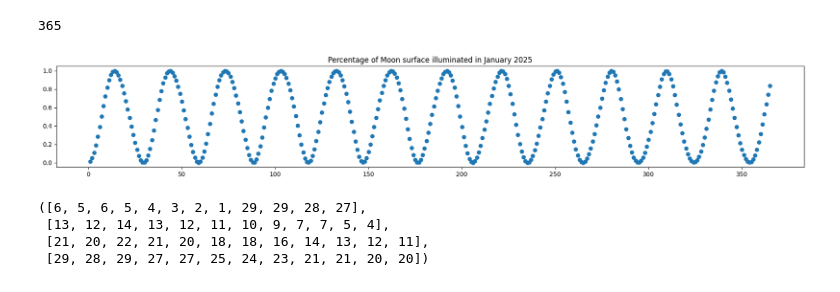
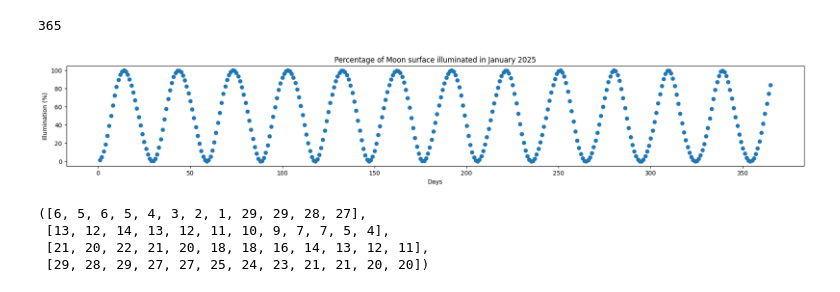
Before and after one commit to pdrzxzz/moon-phases, a Jupyter notebook: Moon_Phases.ipynb, the cells around one changed output. Drawn from its saved outputs; the diff is of its cells as text; code cells hidden in the pictures.

```diff
--- a/Moon_Phases.ipynb
+++ b/Moon_Phases.ipynb
@@ -114,16 +114,18 @@ for month in range(1, 13):
   if month == 2: days_in_month = 28
   for day in range (1, days_in_month+1):
     moon.compute(f'2025/{month}/{day}')
-    illumination_percentages.append(moon.moon_phase)
+    illumination_percentages.append(moon.moon_phase*100)
 len(illumination_percentages)
 # %% [output]
 365
 # %%
 plt.figure(figsize=(22,3))
 plt.scatter(range(1, 366), illumination_percentages)
 plt.title("Percentage of Moon surface illuminated in January 2025")
+plt.ylabel("Illumination (%)")
+plt.xlabel("Days")
 plt.show()
 # %% [output]
-[figure, old version]
+[figure, new version]
 # %%
 import ephem
```
Also changed, not shown: parts of 4 cells of this notebook.
